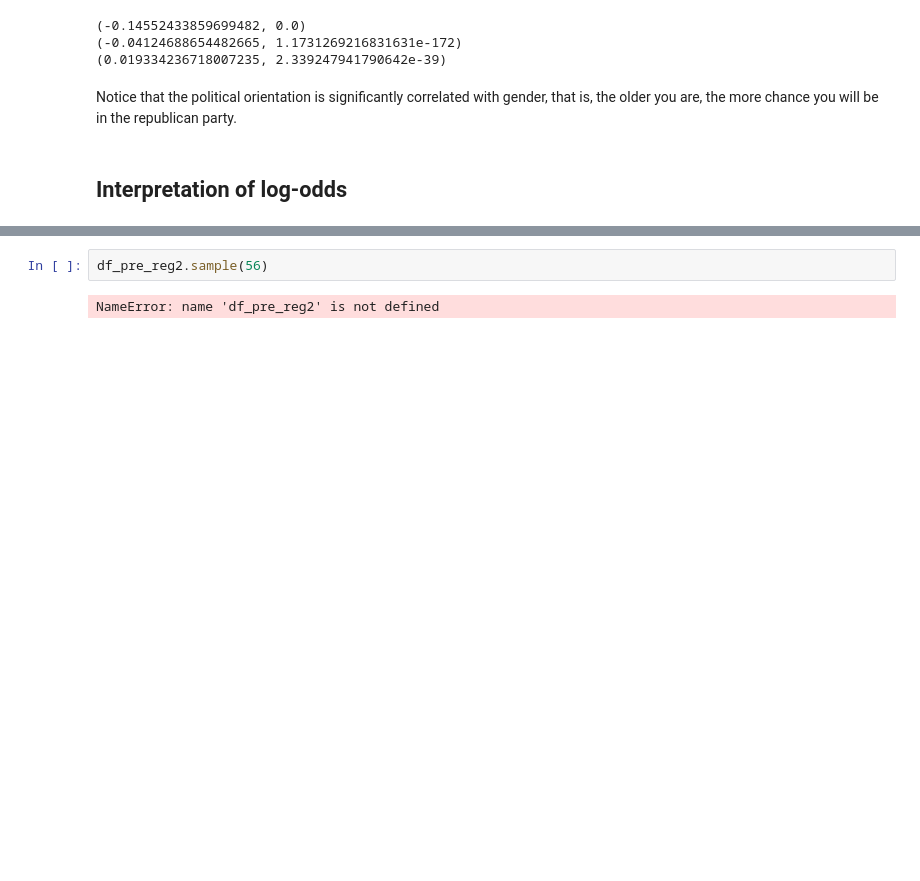
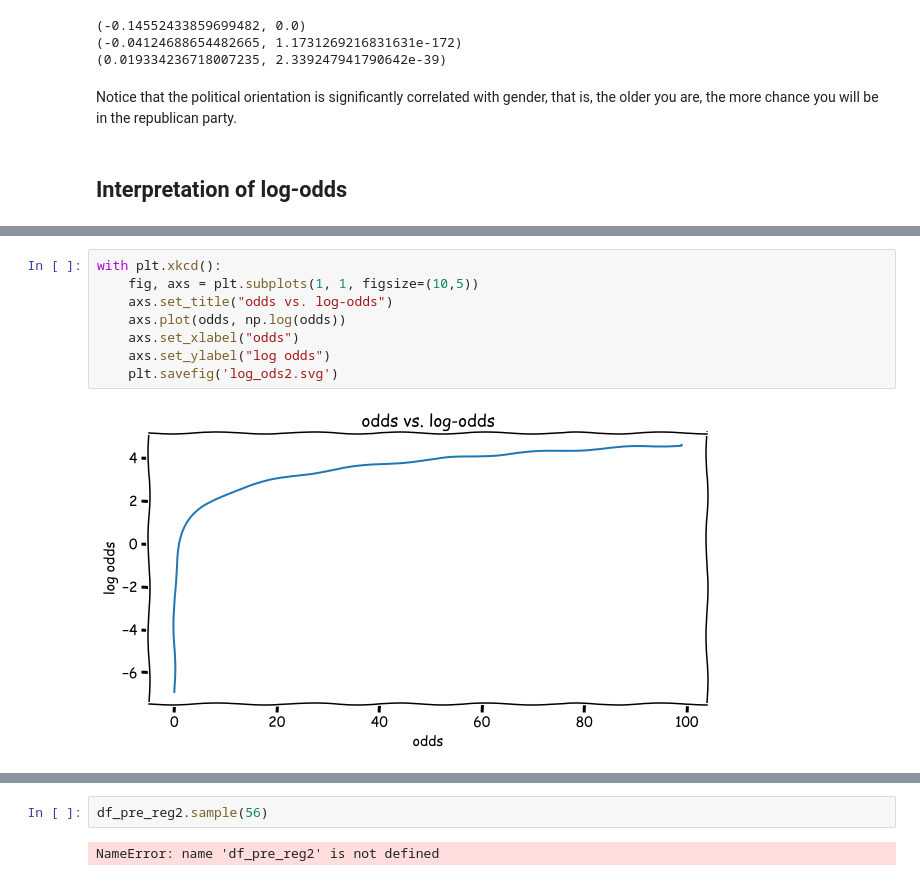
Before and after one commit to epfl-ada/ada-2021-project-adacadabra, a Jupyter notebook: 4_ANALYSIS/regressions.ipynb, the cells around one changed output, grey strips where cells are left out. Drawn from its saved outputs; the diff is of its cells as text; blank space fills up the shorter version.

```diff
--- a/4_ANALYSIS/regressions.ipynb
+++ b/4_ANALYSIS/regressions.ipynb
@@ -542,0 +533,10 @@ with plt.xkcd():
+# %%
+with plt.xkcd():
+    fig, axs = plt.subplots(1, 1, figsize=(10,5))
+    axs.set_title("odds vs. log-odds")
+    axs.plot(odds, np.log(odds))
+    axs.set_xlabel("odds")
+    axs.set_ylabel("log odds")
+    plt.savefig('log_ods2.svg')
+# %% [output]
+[figure, added]
```
Also changed, not shown: parts of 2 cells of this notebook, 4 other files.
